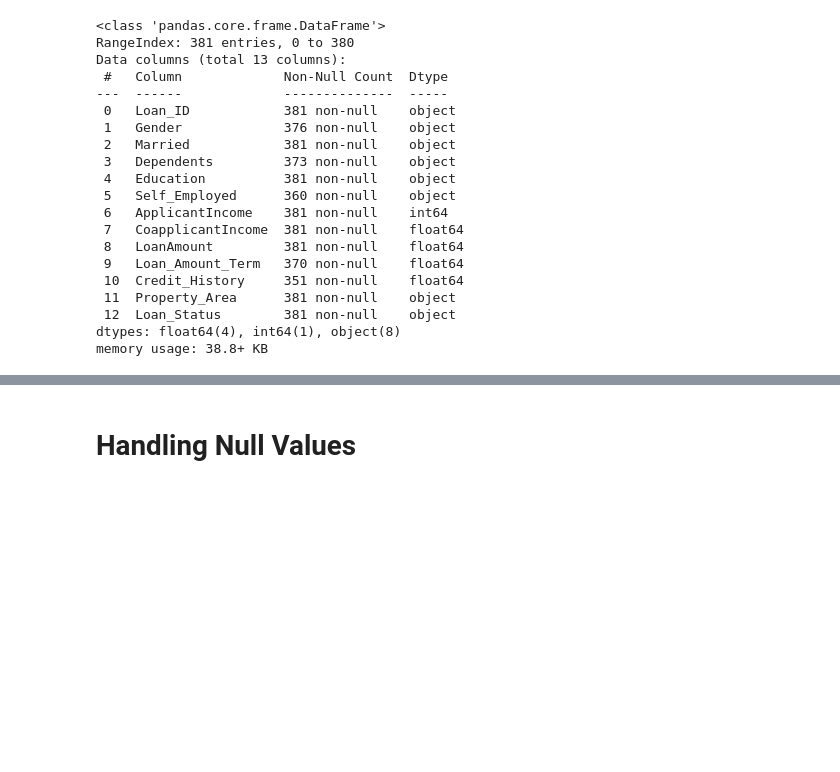
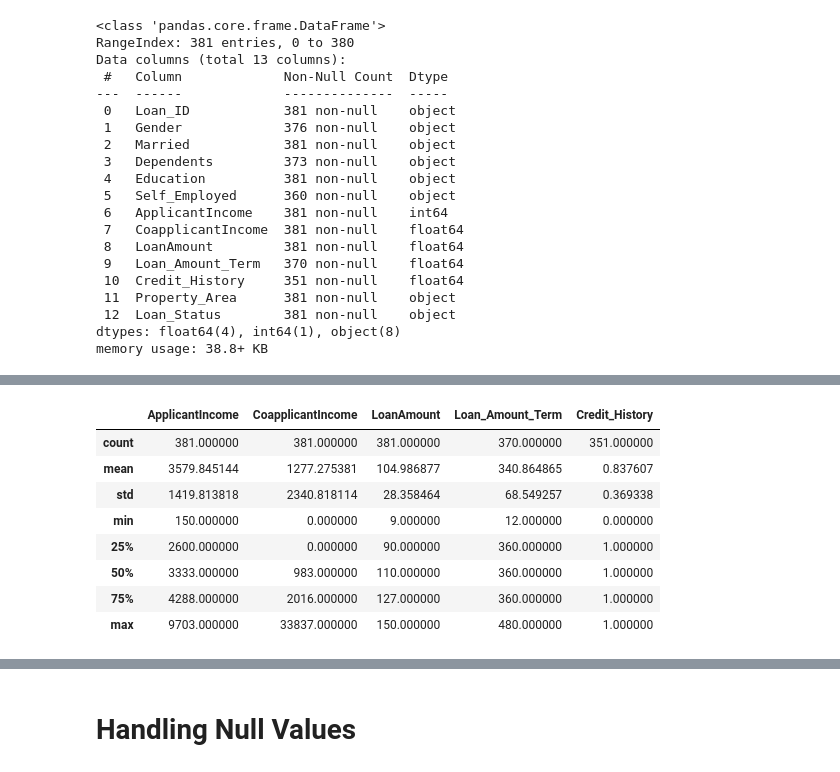
Before and after one commit to MahebobeFayyaz/4.-Naive-Bayes, a Jupyter notebook: Navie Bayes - Loan Approval Prediction.ipynb, the cells around one changed output, grey strips where cells are left out. Cells and saved outputs as stored; diff of their text form; code cells hidden in the pictures; blank space fills up the shorter version.

```diff
--- a/Navie Bayes - Loan Approval Prediction.ipynb
+++ b/Navie Bayes - Loan Approval Prediction.ipynb
@@ -48,0 +78,12 @@ memory usage: 38.8+ KB
+# %%
+df.describe()
+# %% [output]
+|  | ApplicantIncome | CoapplicantIncome | LoanAmount | Loan_Amount_Term | Credit_History |
+| count | 381.000000 | 381.000000 | 381.000000 | 370.000000 | 351.000000 |
+| mean | 3579.845144 | 1277.275381 | 104.986877 | 340.864865 | 0.837607 |
+| std | 1419.813818 | 2340.818114 | 28.358464 | 68.549257 | 0.369338 |
+| min | 150.000000 | 0.000000 | 9.000000 | 12.000000 | 0.000000 |
+| 25% | 2600.000000 | 0.000000 | 90.000000 | 360.000000 | 1.000000 |
+| 50% | 3333.000000 | 983.000000 | 110.000000 | 360.000000 | 1.000000 |
+| 75% | 4288.000000 | 2016.000000 | 127.000000 | 360.000000 | 1.000000 |
+| max | 9703.000000 | 33837.000000 | 150.000000 | 480.000000 | 1.000000 |
```
Also changed, not shown: parts of 52 cells of this notebook.
